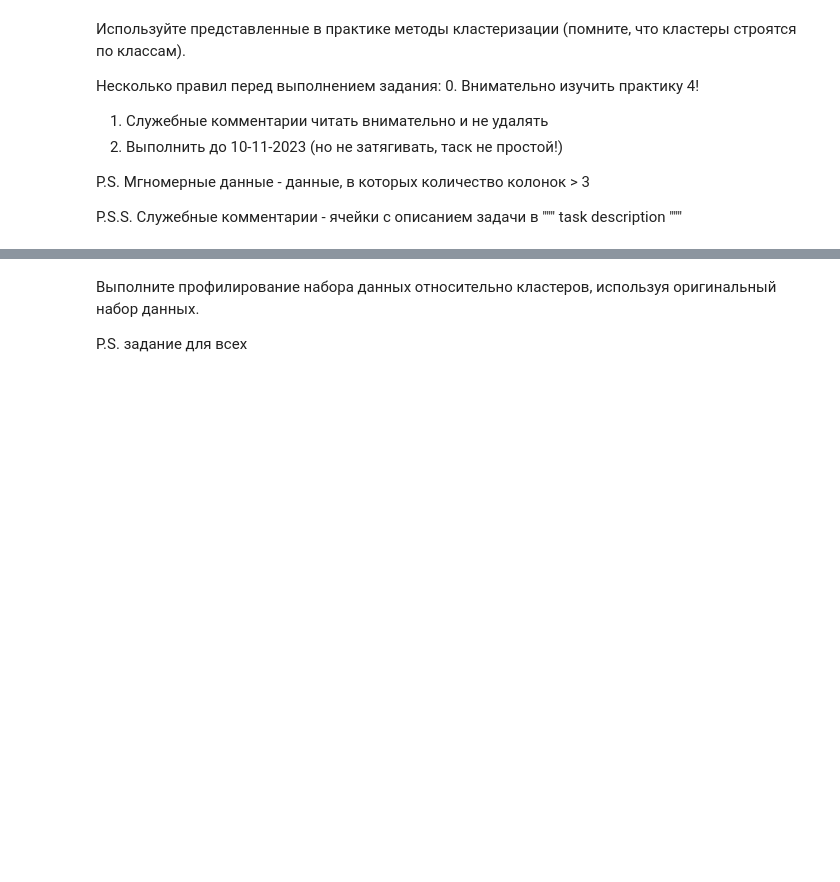
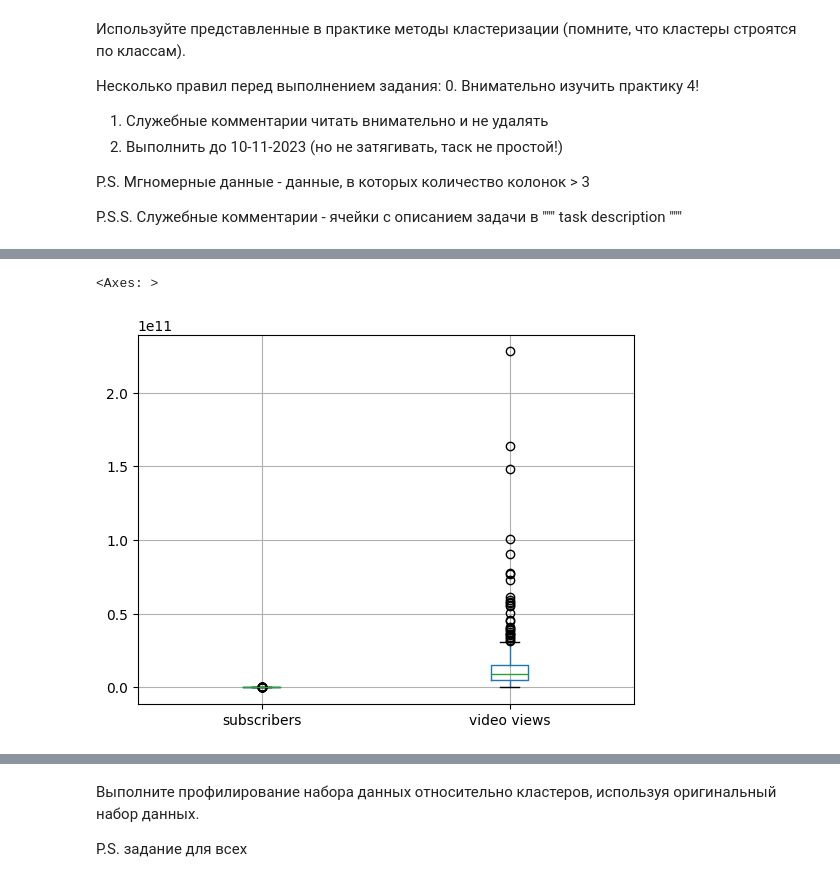
Before and after one commit to lainIvakuraa/machineLearning, a Jupyter notebook: lab4/Задание_4.ipynb, the cells around one changed output, grey strips where cells are left out. Saved outputs shown, nothing was run; the diff lists cells and outputs as text; code cells hidden in the pictures; blank space fills up the shorter version.

```diff
--- a/lab4/Задание_4.ipynb
+++ b/lab4/Задание_4.ipynb
@@ -8,0 +35,3 @@ df = # чтение файла
+# %%
+df = pd.read_csv('/content/Global YouTube Statistics.csv', encoding='windows-1252')
+df
@@ -38,0 +95,2 @@ P.S.S. Служебные комментарии - ячейки с описан
+# %%
+df = df.dropna()
@@ -38,0 +99,5 @@ P.S.S. Служебные комментарии - ячейки с описан
+# %%
+df.boxplot(column=['subscribers', 'video views'])
+# %% [output]
+<Axes: >
+[figure, added]
```
Also changed, not shown: parts of 30 cells of this notebook.
